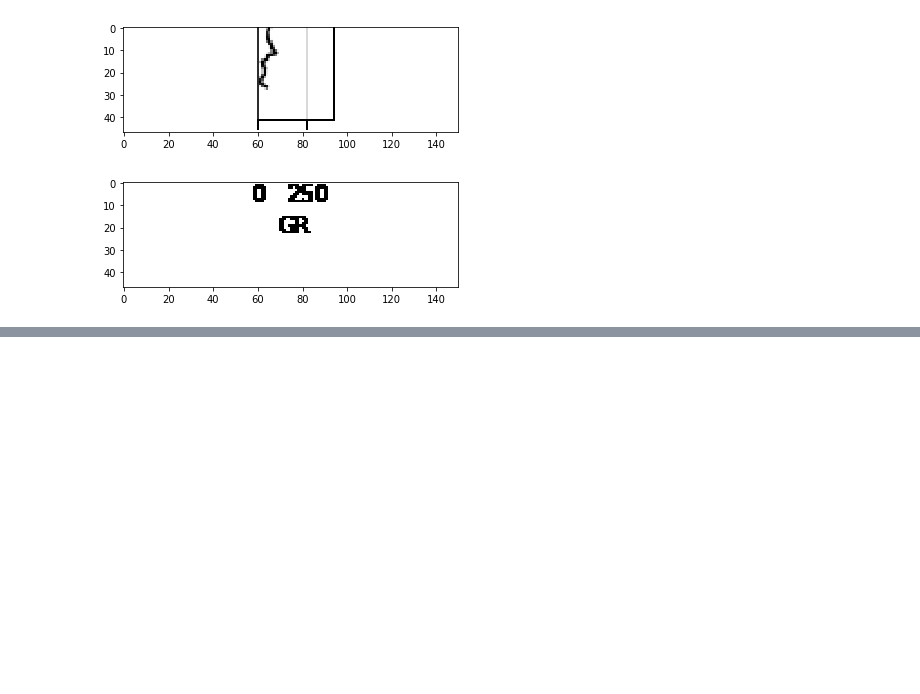
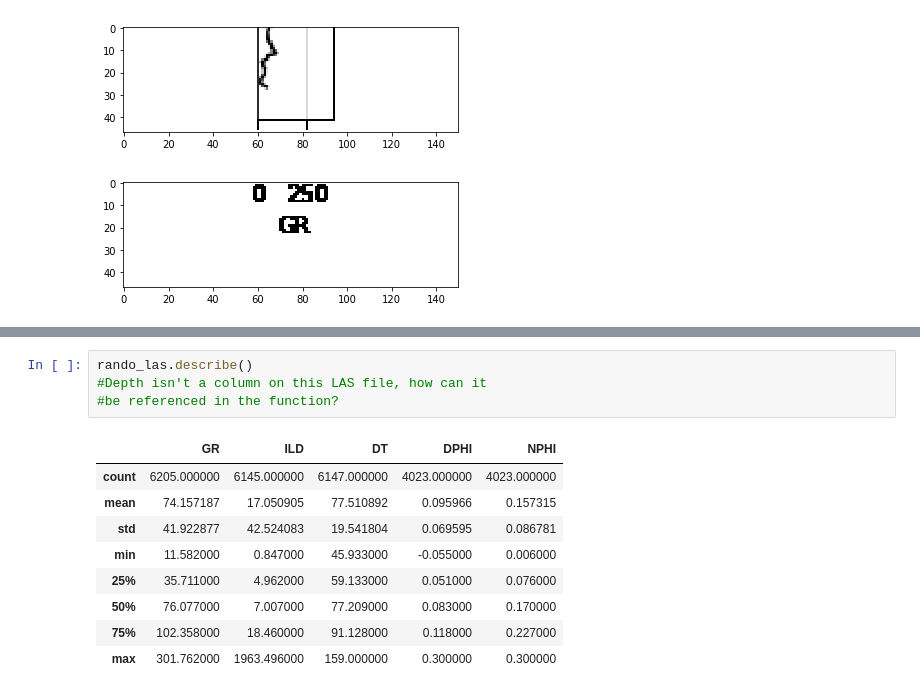
Before and after one commit to chancesang/datadisco, a Jupyter notebook: making_plot_sausages.ipynb, the cells around one changed output, grey strips where cells are left out. Drawn from its saved outputs; the diff is of its cells as text; blank space fills up the shorter version.

```diff
--- a/making_plot_sausages.ipynb
+++ b/making_plot_sausages.ipynb
@@ -139,3 +220,17 @@ lases.describe()
+# %%
+rando_las.describe()
+#Depth isn't a column on this LAS file, how can it
+#be referenced in the function?
+# %% [output]
+|  | GR | ILD | DT | DPHI | NPHI |
+| count | 6205.000000 | 6145.000000 | 6147.000000 | 4023.000000 | 4023.000000 |
+| mean | 74.157187 | 17.050905 | 77.510892 | 0.095966 | 0.157315 |
+| std | 41.922877 | 42.524083 | 19.541804 | 0.069595 | 0.086781 |
+| min | 11.582000 | 0.847000 | 45.933000 | -0.055000 | 0.006000 |
+| 25% | 35.711000 | 4.962000 | 59.133000 | 0.051000 | 0.076000 |
+| 50% | 76.077000 | 7.007000 | 77.209000 | 0.083000 | 0.170000 |
+| 75% | 102.358000 | 18.460000 | 91.128000 | 0.118000 | 0.227000 |
+| max | 301.762000 | 1963.496000 | 159.000000 | 0.300000 | 0.300000 |
 # %%
 def logchunks(wellname, GR):
 
```
Also changed, not shown: parts of 18 cells of this notebook, 1 other file.
